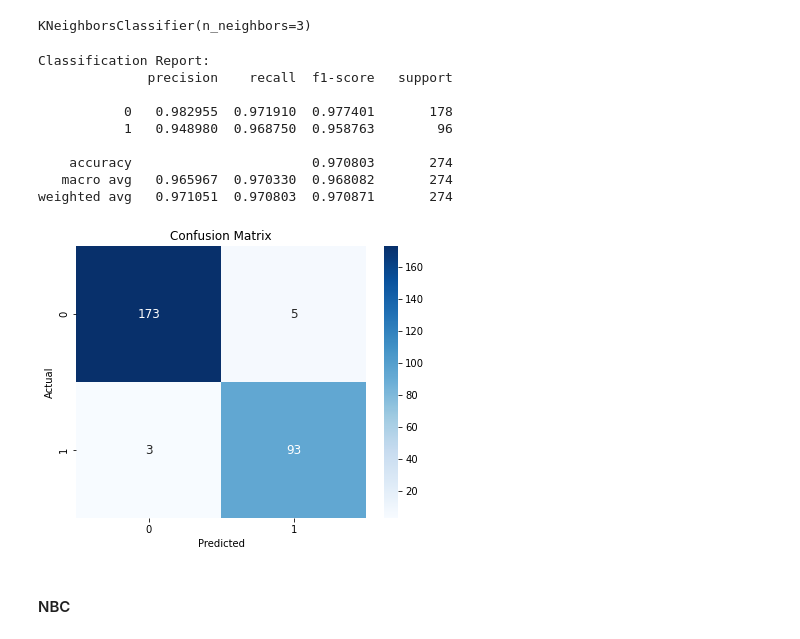
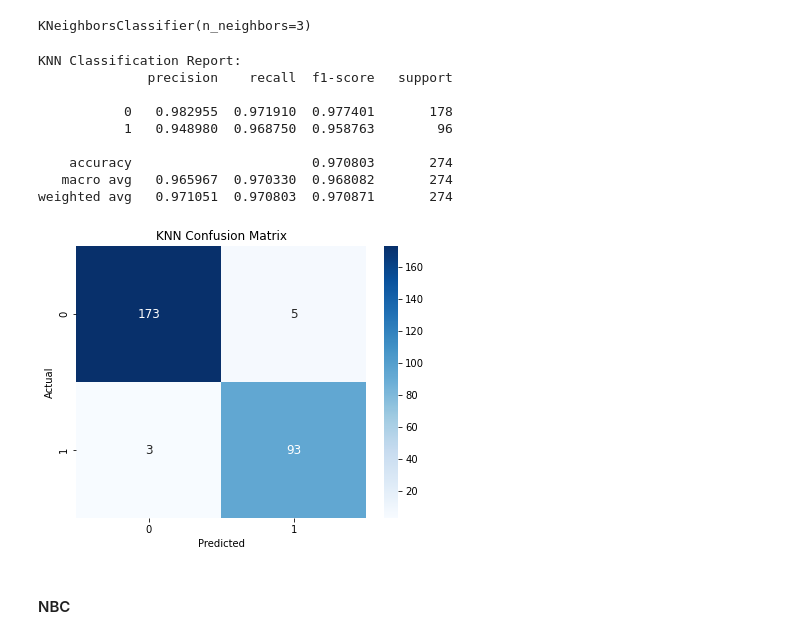
Before and after one commit to Anuvathan/Breast_Cancer_Benign_Malign_Prediction, a Jupyter notebook: main.ipynb, the cells around one changed output. Drawn from its saved outputs; the diff is of its cells as text; code cells hidden in the pictures.

```diff
--- a/main.ipynb
+++ b/main.ipynb
@@ -428,31 +430,31 @@ KNeighborsClassifier(n_neighbors=3)
 # %%
 # Use the trained KNN model to make predictions on the test data
 y_pred = knn.predict(X_test)
 
 # Print the Classification Report with 4 decimal points
 report = classification_report(y_test, y_pred, digits=6)
-print("Classification Report:")
+print("KNN Classification Report:")
 print(report)
 
 # Print the Confusion Matrix using a Heatmap
 conf_matrix = confusion_matrix(y_test, y_pred)
 plt.figure(figsize=(6.5, 5))
 sns.heatmap(conf_matrix, annot=True, cmap='Blues', fmt='d', annot_kws={"size": 12})
 plt.xlabel('Predicted')
 plt.ylabel('Actual')
-plt.title('Confusion Matrix')
+plt.title('KNN Confusion Matrix')
 plt.show()
 # %% [output]
-Classification Report:
+KNN Classification Report:
               precision    recall  f1-score   support
 
            0   0.982955  0.971910  0.977401       178
            1   0.948980  0.968750  0.958763        96
 
     accuracy                       0.970803       274
    macro avg   0.965967  0.970330  0.968082       274
 weighted avg   0.971051  0.970803  0.970871       274
-[figure, old version]
+[figure, new version]
 # %% [markdown]
 #### NBC
 # %%
```
Also changed, not shown: parts of 60 cells of this notebook.
